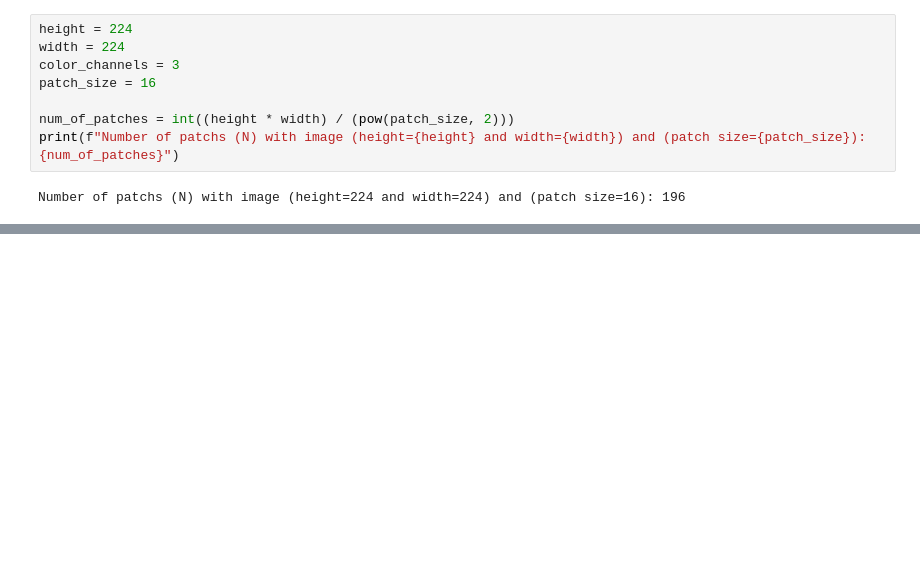
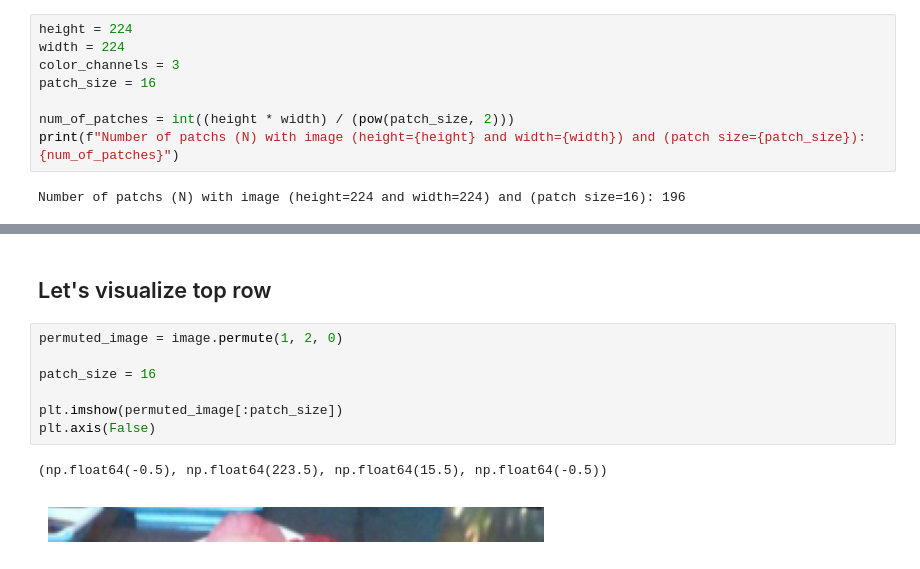
Before and after one commit to MuhammadAbuBakarQureshi/Machine-Learning, a Jupyter notebook: PyTorch/14-Transformers-Replicating-Paper.ipynb, the cells around one changed output, grey strips where cells are left out. Cells and saved outputs as stored; diff of their text form; blank space fills up the shorter version.

```diff
--- a/PyTorch/14-Transformers-Replicating-Paper.ipynb
+++ b/PyTorch/14-Transformers-Replicating-Paper.ipynb
@@ -88,0 +108,12 @@ Number of patchs (N) with image (height=224 and width=224) and (patch size=16):
+# %% [markdown]
+## Let's visualize top row
+# %%
+permuted_image = image.permute(1, 2, 0)
+
+patch_size = 16
+
+plt.imshow(permuted_image[:patch_size])
+plt.axis(False)
+# %% [output]
+(np.float64(-0.5), np.float64(223.5), np.float64(15.5), np.float64(-0.5))
+[figure, added]
```
Also changed, not shown: parts of 8 cells of this notebook.
